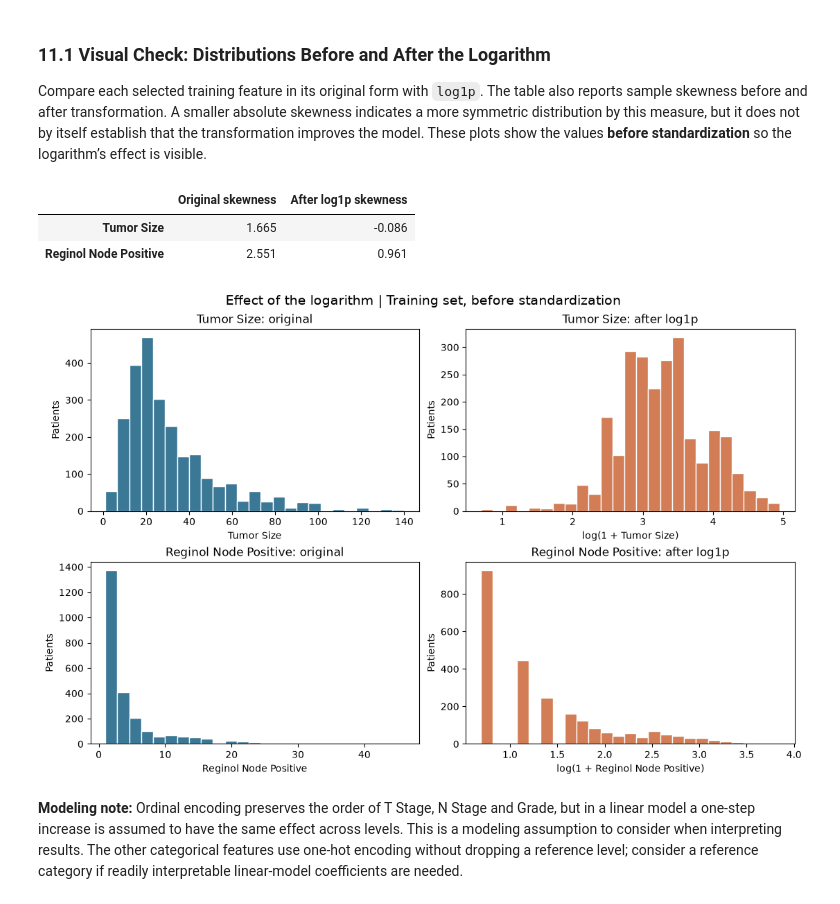
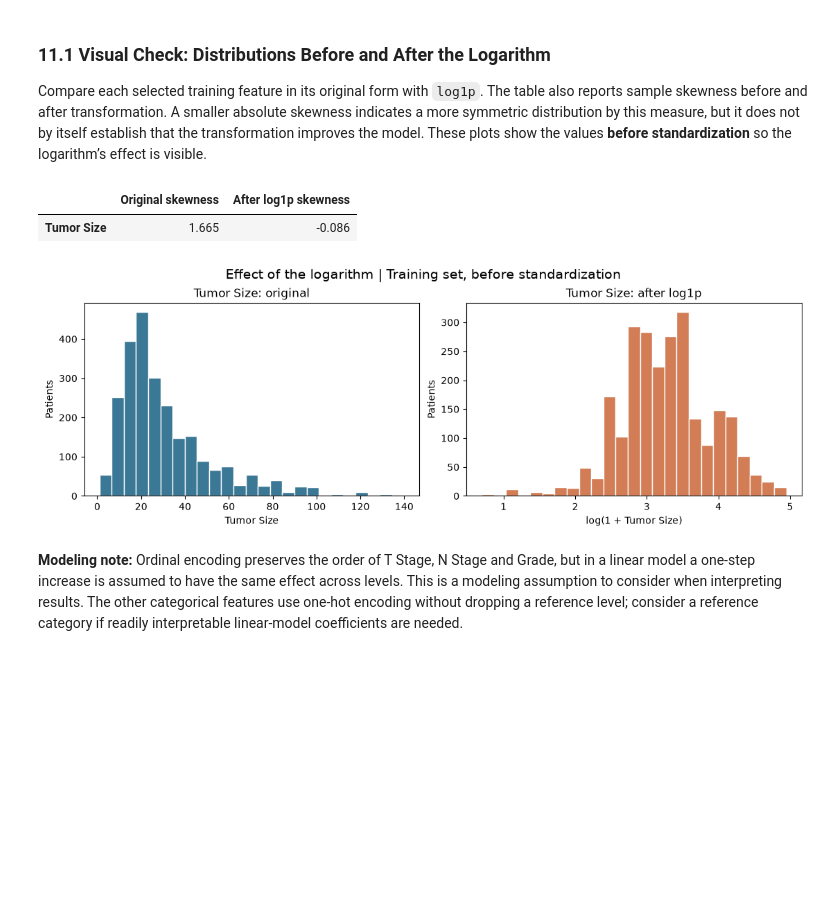
Before and after one commit to alicepelloni/progetto, a Jupyter notebook: breast_cancer.ipynb, the cells around one changed output. Saved outputs shown, nothing was run; the diff lists cells and outputs as text; code cells hidden in the pictures; blank space fills up the shorter version.

Commit message:
esclude ora Reginol Node Positive

```diff
--- a/breast_cancer.ipynb
+++ b/breast_cancer.ipynb
@@ -903,6 +905,6 @@ A strong association does not make these columns identical. Excluding `6th Stage
 # %%
-# Keep the EDA data intact and exclude overall stage only from model inputs.
-MODEL_EXCLUDED_COLS = ["6th Stage"]
+# Keep the EDA data intact; remove two selected columns only after computing the ratio.
+MODEL_EXCLUDED_COLS = ["6th Stage", "Reginol Node Positive"]
 MODEL_CAT_COLS = [column for column in CAT_COLS if column not in MODEL_EXCLUDED_COLS]
 
 def prepare_model_features(features):
@@ -950,8 +952,8 @@ from sklearn.compose import ColumnTransformer
 from sklearn.pipeline import Pipeline
 from sklearn.preprocessing import StandardScaler, OneHotEncoder, OrdinalEncoder, FunctionTransformer
 
-FEATURE_NUM_COLS = NUM_COLS + ["Positive Node Ratio"]
-LOG_NUM_COLS = ["Tumor Size", "Reginol Node Positive"]  # Their EDA distributions have long right tails.
+FEATURE_NUM_COLS = [column for column in NUM_COLS if column not in MODEL_EXCLUDED_COLS] + ["Positive Node Ratio"]
+LOG_NUM_COLS = ["Tumor Size"]  # The training distribution has a long right tail.
 SCALE_ONLY_COLS = ["Age", "Regional Node Examined", "Positive Node Ratio"]  # Start with scaling only.
 
 # Check that each numerical feature has exactly one preprocessing route.
@@ -968,10 +970,10 @@ ORD_CATEGORIES = [
 ]
 
 def log1p_nonnegative(values):
-    """Apply log(1 + x) only to finite, nonnegative tumor sizes and node counts."""
+    """Apply log(1 + x) only to finite, nonnegative tumor sizes."""
     numeric_values = np.asarray(values, dtype=float)
     if not np.isfinite(numeric_values).all() or (numeric_values < 0).any():
-        raise ValueError("Tumor Size and Reginol Node Positive must be finite and nonnegative.")
+        raise ValueError("Tumor Size must be finite and nonnegative.")
     return np.log1p(values)
 
 def make_preprocessor():
@@ -1003,24 +1005,24 @@ Compare each selected training feature in its original form with `log1p`. The ta
 # %%
 log_skewness = pd.DataFrame({
     "Original skewness": X_train_model[LOG_NUM_COLS].skew(),
     "After log1p skewness": np.log1p(X_train_model[LOG_NUM_COLS]).skew(),
 })
 display(log_skewness.round(3))
 
-fig, axes = plt.subplots(len(LOG_NUM_COLS), 2, figsize=(11, 7), layout="constrained")
+fig, axes = plt.subplots(len(LOG_NUM_COLS), 2, figsize=(11, 3.8 * len(LOG_NUM_COLS)),
+                         layout="constrained", squeeze=False)
 for row, column in enumerate(LOG_NUM_COLS):
     values = X_train_model[column]
     axes[row, 0].hist(values, bins=25, color="#3b7896", edgecolor="white")
     axes[row, 0].set(title=f"{column}: original", xlabel=column, ylabel="Patients")
     axes[row, 1].hist(np.log1p(values), bins=25, color="#d27d55", edgecolor="white")
     axes[row, 1].set(title=f"{column}: after log1p", xlabel=f"log(1 + {column})", ylabel="Patients")
 fig.suptitle("Effect of the logarithm | Training set, before standardization", fontsize=14)
 plt.show()
 # %% [output]
 |  | Original skewness | After log1p skewness |
 | Tumor Size | 1.665 | -0.086 |
-| Reginol Node Positive | 2.551 | 0.961 |
-[figure, old version]
+[figure, new version]
 # %% [markdown]
 **Modeling note:** Ordinal encoding preserves the order of T Stage, N Stage and Grade, but in a linear model a one-step increase is assumed to have the same effect across levels. This is a modeling assumption to consider when interpreting results. The other categorical features use one-hot encoding without dropping a reference level; consider a reference category if readily interpretable linear-model coefficients are needed.
 # %% [markdown]
```
Also changed, not shown: parts of 5 cells of this notebook.
